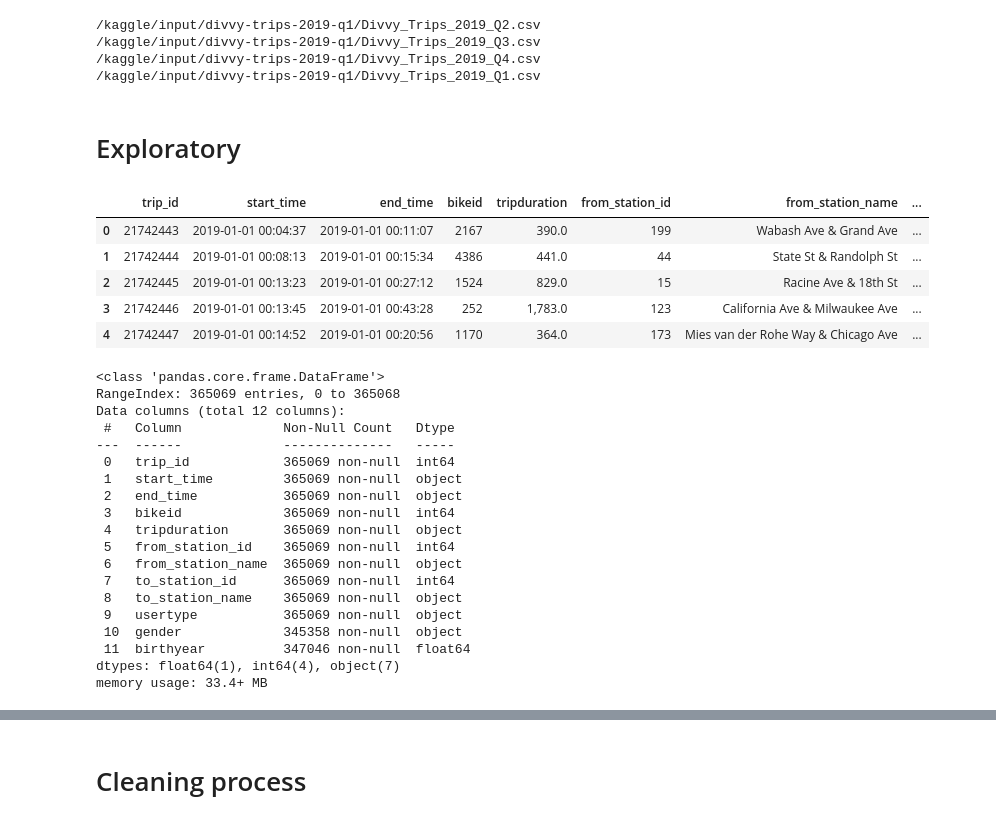
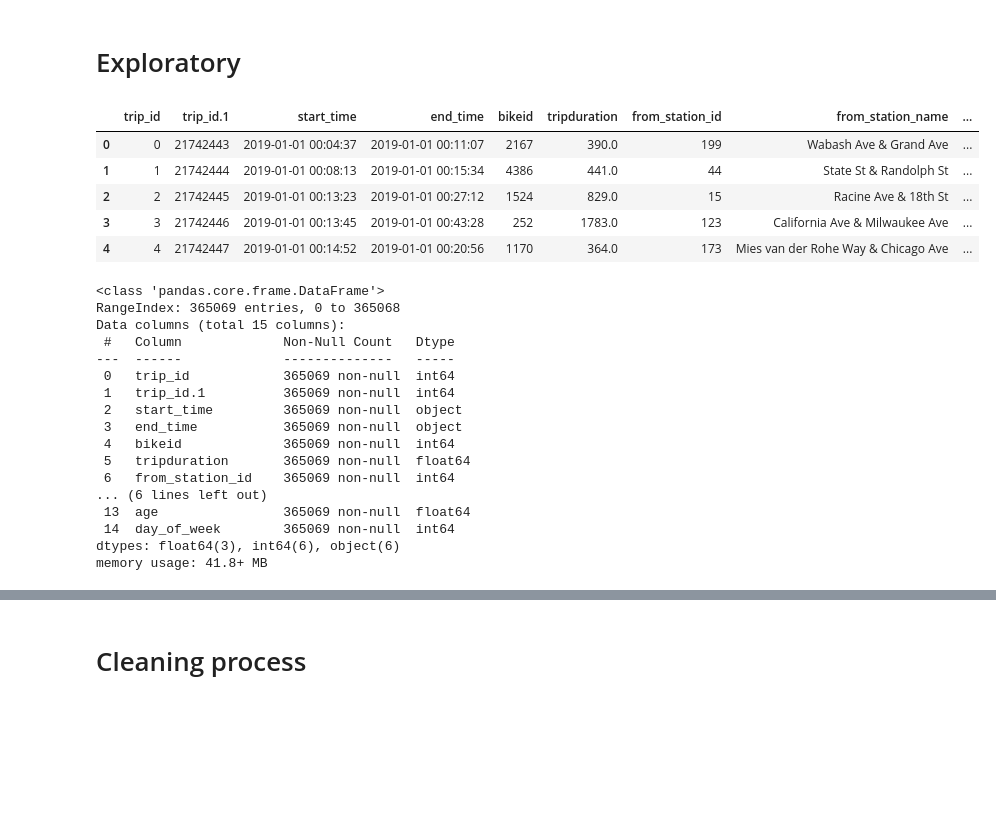
Before and after one commit to Khang-Water/Cylistic-case-study, a Jupyter notebook: cyclistic-case-study.ipynb, the cells around one changed output, grey strips where cells are left out. Drawn from its saved outputs; the diff is of its cells as text; code cells hidden in the pictures; blank space fills up the shorter version.

```diff
--- a/cyclistic-case-study.ipynb
+++ b/cyclistic-case-study.ipynb
@@ -1,23 +0,0 @@
-# %%
-# This Python 3 environment comes with many helpful analytics libraries installed
-# It is defined by the kaggle/python Docker image: https://github.com/kaggle/docker-python
-# For example, here's several helpful packages to load
-
-import numpy as np # linear algebra
-import pandas as pd # data processing, CSV file I/O (e.g. pd.read_csv)
-
-# Input data files are available in the read-only "../input/" directory
-# For example, running this (by clicking run or pressing Shift+Enter) will list all files under the input directory
-
-import os
-for dirname, _, filenames in os.walk('/kaggle/input'):
-    for filename in filenames:
-        print(os.path.join(dirname, filename))
-
-# You can write up to 20GB to the current directory (/kaggle/working/) that gets preserved as output when you create a version using "Save & Run All"
-# You can also write temporary files to /kaggle/temp/, but they won't be saved outside of the current session
-# %% [output]
-/kaggle/input/divvy-trips-2019-q1/Divvy_Trips_2019_Q2.csv
-/kaggle/input/divvy-trips-2019-q1/Divvy_Trips_2019_Q3.csv
-/kaggle/input/divvy-trips-2019-q1/Divvy_Trips_2019_Q4.csv
-/kaggle/input/divvy-trips-2019-q1/Divvy_Trips_2019_Q1.csv
@@ -24,37 +4,35 @@ for dirname, _, filenames in os.walk('/kaggle/input'):
 # %% [markdown]
 # Exploratory
 # %%
-df_2019_Q1 = pd.read_csv('/kaggle/input/divvy-trips-2019-q1/Divvy_Trips_2019_Q1.csv')
+df_2019_Q1 = pd.read_csv('Divvy_Trips_2019_Q1.csv')
 df_2019_Q1.head()
 # %% [output]
-|  | trip_id | start_time | end_time | bikeid | tripduration | from_station_id | from_station_name | ... |
-| 0 | 21742443 | 2019-01-01 00:04:37 | 2019-01-01 00:11:07 | 2167 | 390.0 | 199 | Wabash Ave & Grand Ave | ... |
-| 1 | 21742444 | 2019-01-01 00:08:13 | 2019-01-01 00:15:34 | 4386 | 441.0 | 44 | State St & Randolph St | ... |
-| 2 | 21742445 | 2019-01-01 00:13:23 | 2019-01-01 00:27:12 | 1524 | 829.0 | 15 | Racine Ave & 18th St | ... |
-| 3 | 21742446 | 2019-01-01 00:13:45 | 2019-01-01 00:43:28 | 252 | 1,783.0 | 123 | California Ave & Milwaukee Ave | ... |
-| 4 | 21742447 | 2019-01-01 00:14:52 | 2019-01-01 00:20:56 | 1170 | 364.0 | 173 | Mies van der Rohe Way & Chicago Ave | ... |
+|  | trip_id | trip_id.1 | start_time | end_time | bikeid | tripduration | from_station_id | from_station_name | ... |
+| 0 | 0 | 21742443 | 2019-01-01 00:04:37 | 2019-01-01 00:11:07 | 2167 | 390.0 | 199 | Wabash Ave & Grand Ave | ... |
+| 1 | 1 | 21742444 | 2019-01-01 00:08:13 | 2019-01-01 00:15:34 | 4386 | 441.0 | 44 | State St & Randolph St | ... |
+| 2 | 2 | 21742445 | 2019-01-01 00:13:23 | 2019-01-01 00:27:12 | 1524 | 829.0 | 15 | Racine Ave & 18th St | ... |
+| 3 | 3 | 21742446 | 2019-01-01 00:13:45 | 2019-01-01 00:43:28 | 252 | 1783.0 | 123 | California Ave & Milwaukee Ave | ... |
+| 4 | 4 | 21742447 | 2019-01-01 00:14:52 | 2019-01-01 00:20:56 | 1170 | 364.0 | 173 | Mies van der Rohe Way & Chicago Ave | ... |
 # %%
 df_2019_Q1.info()
 # %% [output]
 <class 'pandas.core.frame.DataFrame'>
 RangeIndex: 365069 entries, 0 to 365068
-Data columns (total 12 columns):
+Data columns (total 15 columns):
  #   Column             Non-Null Count   Dtype
 ---  ------             --------------   -----
  0   trip_id            365069 non-null  int64
- 1   start_time         365069 non-null  object
- 2   end_time           365069 non-null  object
- 3   bikeid             365069 non-null  int64
- 4   tripduration       365069 non-null  object
- 5   from_station_id    365069 non-null  int64
- 6   from_station_name  365069 non-null  object
- 7   to_station_id      365069 non-null  int64
- 8   to_station_name    365069 non-null  object
- 9   usertype           365069 non-null  object
- 10  gender             345358 non-null  object
- 11  birthyear          347046 non-null  float64
-dtypes: float64(1), int64(4), object(7)
-memory usage: 33.4+ MB
+ 1   trip_id.1          365069 non-null  int64
+ 2   start_time         365069 non-null  object
+ 3   end_time           365069 non-null  object
+ 4   bikeid             365069 non-null  int64
+ 5   tripduration       365069 non-null  float64
+ 6   from_station_id    365069 non-null  int64
+... (6 lines left out)
+ 13  age                365069 non-null  float64
+ 14  day_of_week        365069 non-null  int64
+dtypes: float64(3), int64(6), object(6)
+memory usage: 41.8+ MB
 # %%
 df_2019_Q1.describe()
 # %% [output]
```
Also changed, not shown: parts of 86 cells of this notebook, 5 other files.
